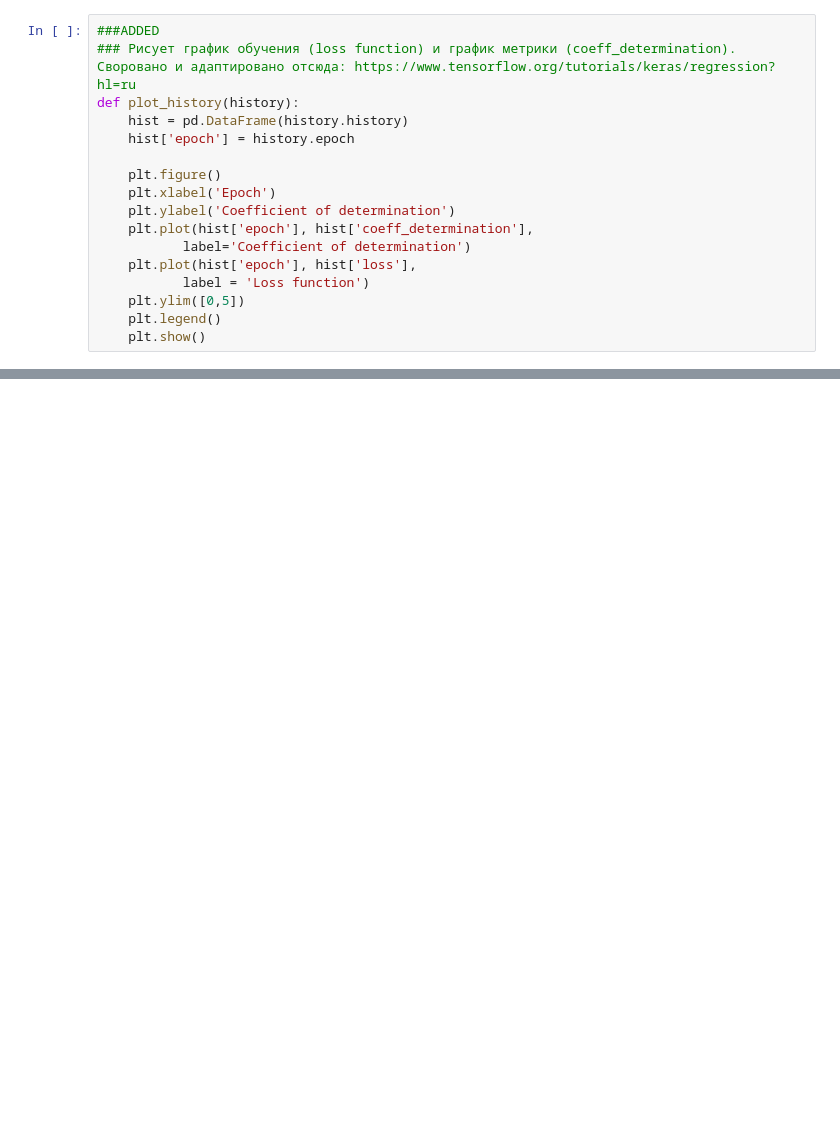
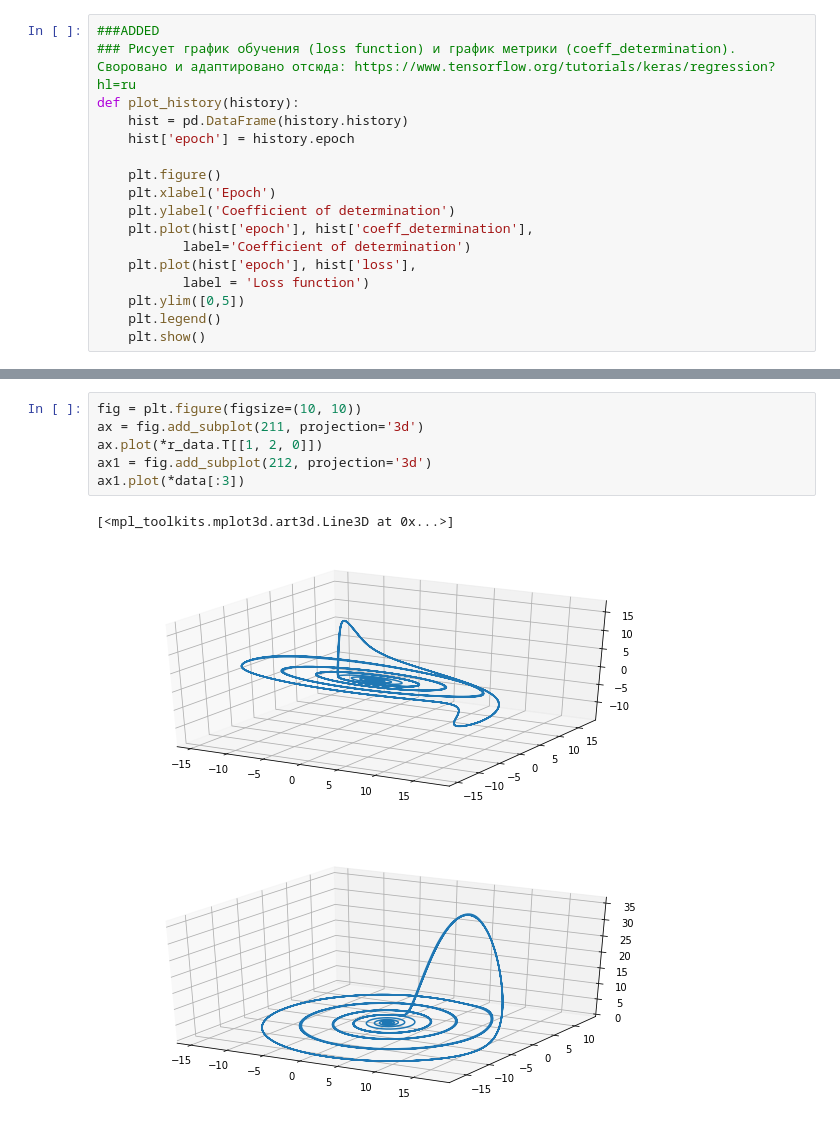
Before and after one commit to pakrentos/eeg_connectivity, a Jupyter notebook: mlp_eeg_nikita.ipynb, the cells around one changed output, grey strips where cells are left out. Saved outputs shown, nothing was run; the diff lists cells and outputs as text; blank space fills up the shorter version.

```diff
--- a/mlp_eeg_nikita.ipynb
+++ b/mlp_eeg_nikita.ipynb
@@ -360,0 +271,9 @@ def update_progress(progress):
+# %%
+fig = plt.figure(figsize=(10, 10))
+ax = fig.add_subplot(211, projection='3d')
+ax.plot(*r_data.T[[1, 2, 0]])
+ax1 = fig.add_subplot(212, projection='3d')
+ax1.plot(*data[:3])
+# %% [output]
+[<mpl_toolkits.mplot3d.art3d.Line3D at 0x...>]
+[figure, added]
```
Also changed, not shown: parts of 19 cells of this notebook.
